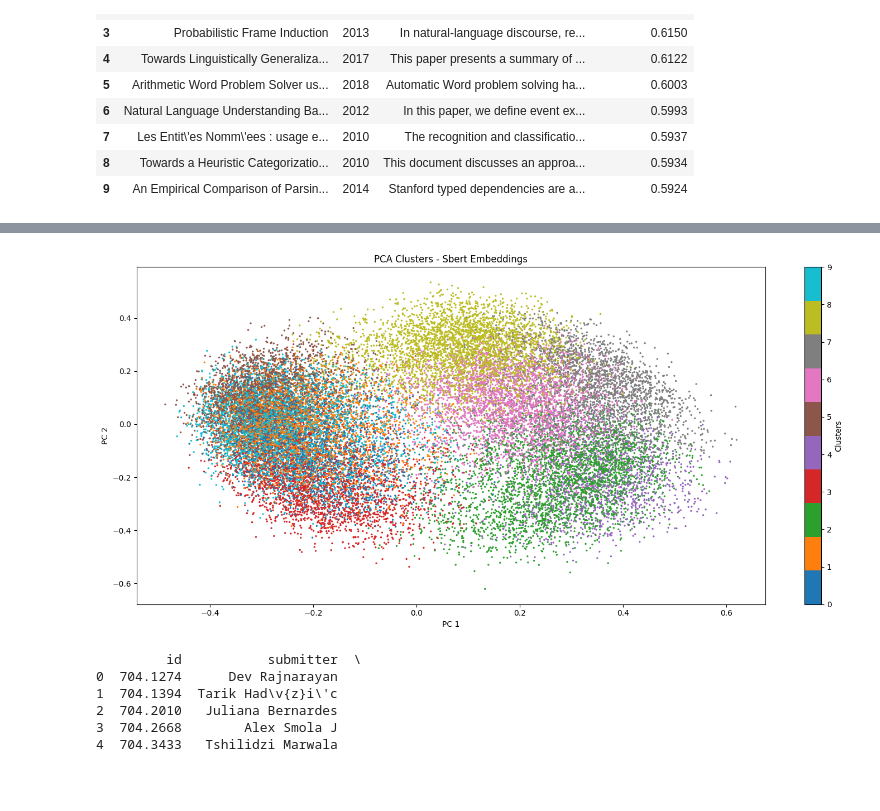
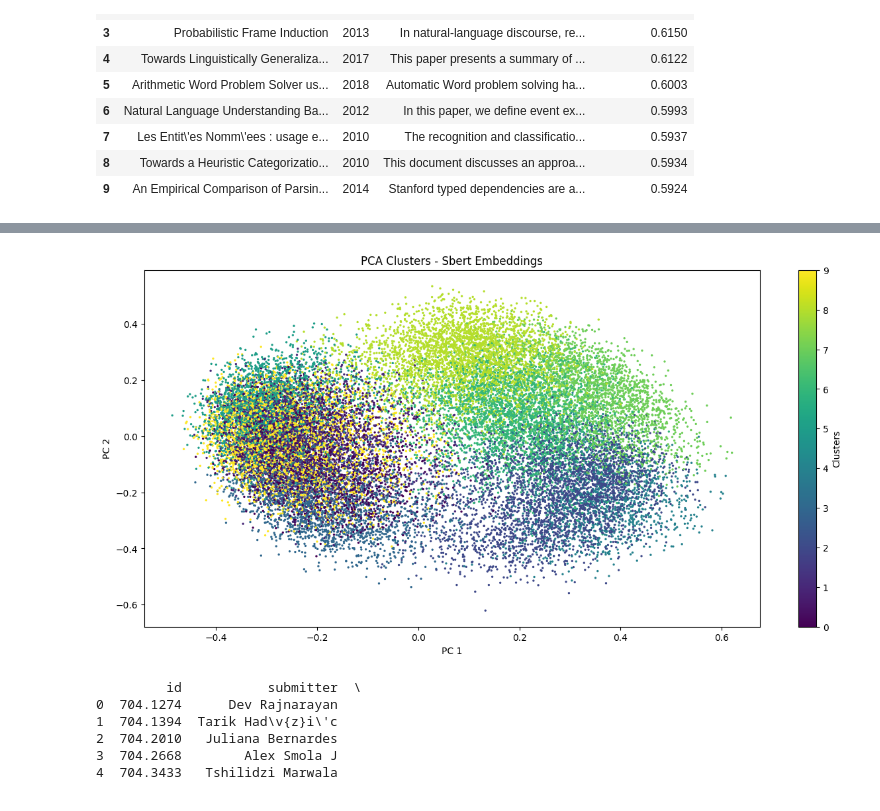
Before and after one commit to rohan-crypto/Text_Analytics_Team33_Task3, a Jupyter notebook: notebooks/SBERT_Nithya.ipynb, the cells around one changed output, grey strips where cells are left out. Drawn from its saved outputs; the diff is of its cells as text; code cells hidden in the pictures.

```diff
--- a/notebooks/SBERT_Nithya.ipynb
+++ b/notebooks/SBERT_Nithya.ipynb
@@ -36,10 +29,8 @@ from sklearn.preprocessing import LabelEncoder
 sys.path.insert(0,'/content') # looking in /content for any local files we uploaded
 # %%
-df = pd.read_csv('/content/data_preprocessed_csv.csv')
-
+df = pd.read_csv('data_preprocessed_csv.csv')
 df['cleaned_abstract'] = df['cleaned_abstract'].fillna('') # handling missing values
 df['abstract'] = df['abstract'].fillna('')
-
 print("Dataset dimensions :",df.shape)
 print("Columns in dataset :",df.columns.values)
 print("\nFirst 2 rows of the abstract column :")
@@ -74,7 +74,7 @@ Notes:
 # %%
 # Extracts abstracts and encode them into numerical embeddings using the model
 abstracts = df['abstract'].tolist()
-embeddings = model_used.encode(abstracts,batch_size=64,convert_to_numpy=True,show_progress_bar=True)
+embeddings = model_used.encode(abstracts,show_progress_bar=True)
 print(f"Embeddings shape : {embeddings.shape}")
 # %% [output]
 Embeddings shape : (27121, 384)
@@ -201,6 +203,8 @@ Integrating Structured Metadata with Relational...
 Growing a Tree in the Forest: Constructing Folk...
 Large-Scale Music Annotation and Retrieval: Lea...
 # %%
+import matplotlib.pyplot as plt
+
 X_matrix = embeddings
 mu = X_matrix.mean(axis=0)
 Z = X_matrix - mu
@@ -217,14 +221,12 @@ df['pca_1'] = pca_projection[:,0]
 df['pca_2'] = pca_projection[:,1]
 
 fig, ax = plt.subplots(figsize=(15,7))
-
-scatter = ax.scatter(df['pca_1'],df['pca_2'],c=df['kmeans_clusters'],cmap='tab10',s=2)
+scatter = ax.scatter(df['pca_1'],df['pca_2'],c=df['kmeans_clusters'],s=2)
 plt.colorbar(scatter,ax=ax,label='Clusters')
 ax.set_title('PCA Clusters - Sbert Embeddings',fontsize=12)
 ax.set_xlabel('PC 1')
 ax.set_ylabel('PC 2')
-plt.tight_layout()
-plt.savefig('/content/pca_clusters_nithya_sbert.png',dpi=150)
-#files.download('/content/pca_clusters_nithya_sbert.png')
+plt.savefig('pca_clusters_nithya_sbert.png',dpi=150)
+files.download('pca_clusters_nithya_sbert.png')
 plt.show()
 # %% [output]
@@ -231,4 +235,4 @@ plt.show()
-[figure, old version]
+[figure, new version]
 # %%
 print(df.head())
 # %% [output]
```
Also changed, not shown: parts of 30 cells of this notebook, 21 other files.
